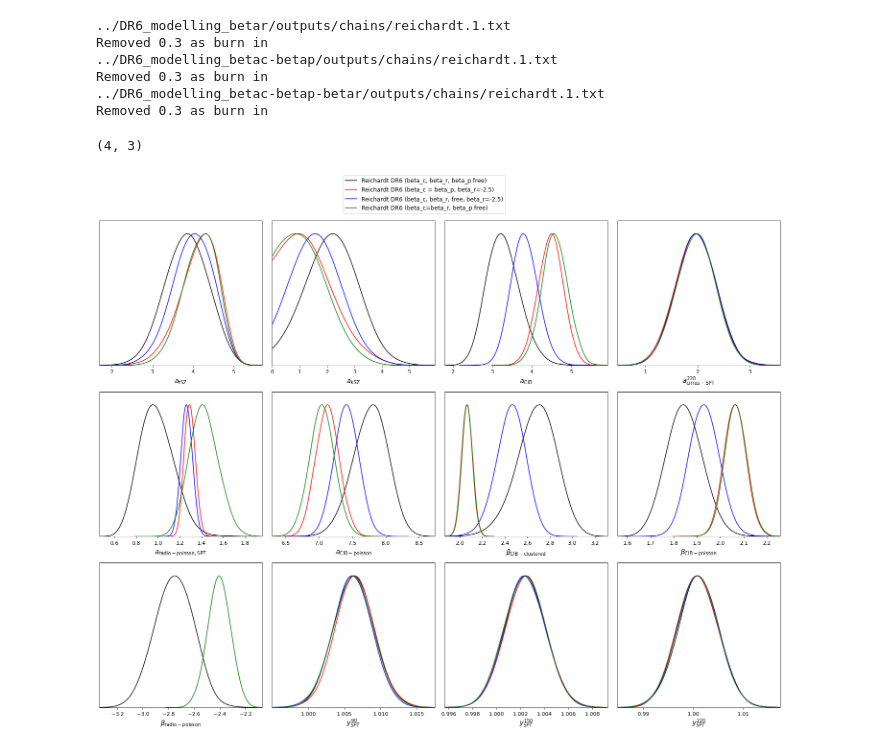
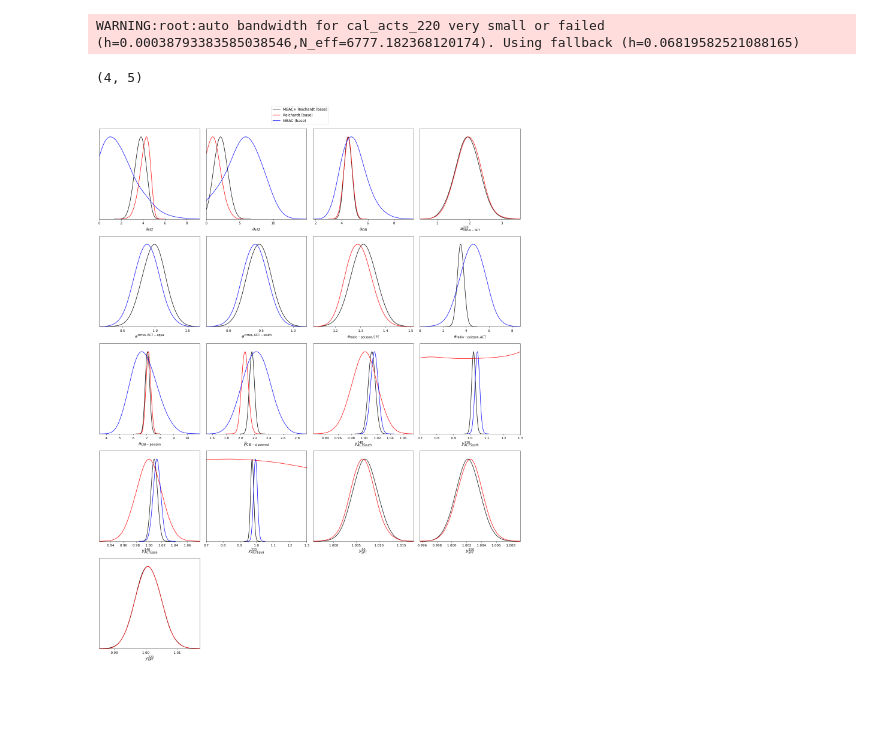
Before and after one commit to beringueb/DR6_fgmodels, a Jupyter notebook: notebooks/Plots_dr6.ipynb, the cells around one changed output. Drawn from its saved outputs; the diff is of its cells as text; code cells hidden in the pictures; blank space fills up the shorter version.

Commit message:
MBAC radio prior

```diff
--- a/notebooks/Plots_dr6.ipynb
+++ b/notebooks/Plots_dr6.ipynb
@@ -4,26 +4,19 @@ import matplotlib.pyplot as plt
 %matplotlib inline
 # %%
 samples_r_base = loadMCSamples("../DR6_modelling_base/outputs/chains/reichardt", settings={'ignore_rows':0.3})
-samples_r_betar = loadMCSamples("../DR6_modelling_betar/outputs/chains/reichardt", settings={'ignore_rows':0.3})
-samples_r_betac_betap = loadMCSamples("../DR6_modelling_betac-betap/outputs/chains/reichardt", settings={'ignore_rows':0.3})
-samples_r_betac_betap_betar = loadMCSamples("../DR6_modelling_betac-betap-betar/outputs/chains/reichardt", settings={'ignore_rows':0.3})
+samples_a_base = loadMCSamples("../DR6_modelling_base/outputs/chains/MBAC", settings={'ignore_rows':0.3})
+samples_ar_base = loadMCSamples("../DR6_modelling_base/outputs/chains/MBAC_reichardt", settings={'ignore_rows':0.3})
 
-params = ['a_tSZ', 'a_kSZ','a_CIB','a_gtt_spt',
-          'a_r_s', 'a_CIBp','beta_c','beta_p','beta_r',
-          'cal_sptr_90','cal_sptr_150','cal_sptr_220']
+params = ['a_tSZ', 'a_kSZ','a_CIB','a_gtt_spt', 'a_gtt_ae', 'a_gtt_as',
+          'a_r_s', 'a_r_a', 'a_CIBp','beta_c', 'cal_acts_148', 'cal_acts_220',
+          'cal_acte_148', 'cal_acte_220','cal_sptr_90','cal_sptr_150','cal_sptr_220']
 
 g = plots.get_subplot_plotter(width_inch=20)
-g.plots_1d([samples_r_betac_betap_betar, samples_r_base, samples_r_betac_betap, samples_r_betar],
-           params, nx=4, legend_labels=["Reichardt DR6 (beta_c, beta_r, beta_p free)",
-                                        "Reichardt DR6 (beta_c = beta_p, beta_r=-2.5)",
-                                        "Reichardt DR6 (beta_c, beta_r, free, beta_r=-2.5)",
-                                        "Reichardt DR6 (beta_c=beta_r, beta_p free)"])
+g.plots_1d([samples_ar_base, samples_r_base, samples_a_base],
+           params, nx=4, legend_labels=["MBAC+ Reichardt (base)",
+                                        "Reichardt (base)",
+                                        "MBAC (base)"])
 # %% [output]
-../DR6_modelling_betar/outputs/chains/reichardt.1.txt
-Removed 0.3 as burn in
-../DR6_modelling_betac-betap/outputs/chains/reichardt.1.txt
-Removed 0.3 as burn in
-../DR6_modelling_betac-betap-betar/outputs/chains/reichardt.1.txt
-Removed 0.3 as burn in
+WARNING:root:auto bandwidth for cal_acts_220 very small or failed (h=0.00038793383585038546,N_eff=6777.182368120174). Using fallback (h=0.06819582521088165)
-(4, 3)
+(4, 5)
-[figure, old version]
+[figure, new version]
```
Also changed, not shown: parts of 2 cells of this notebook, 9 other files.
